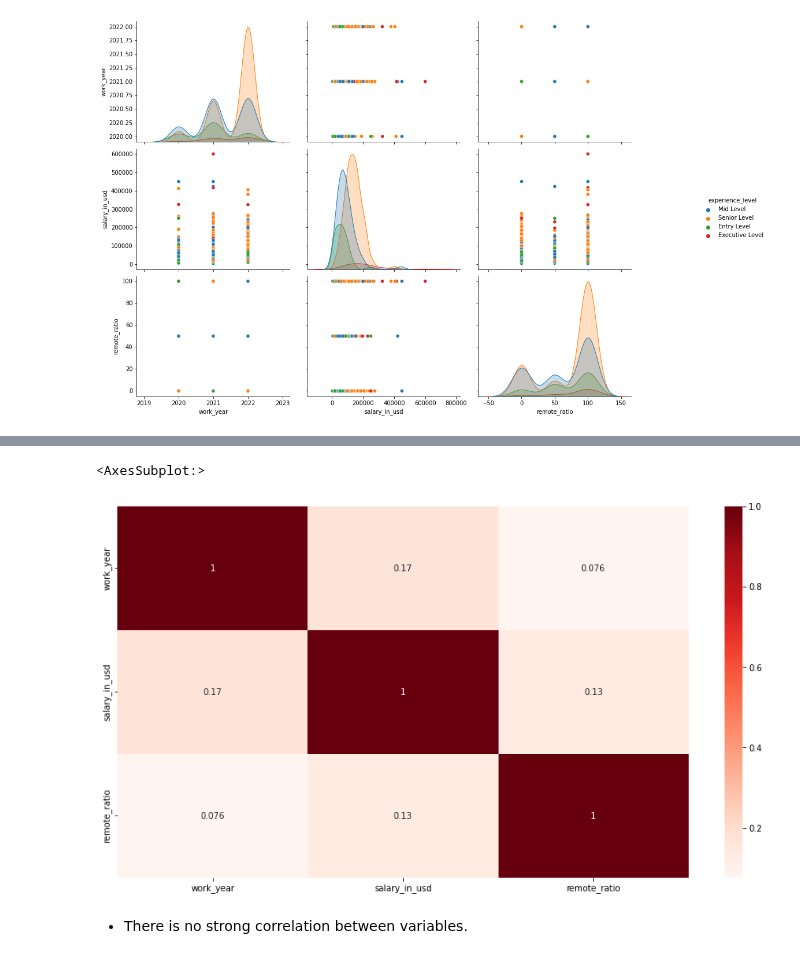
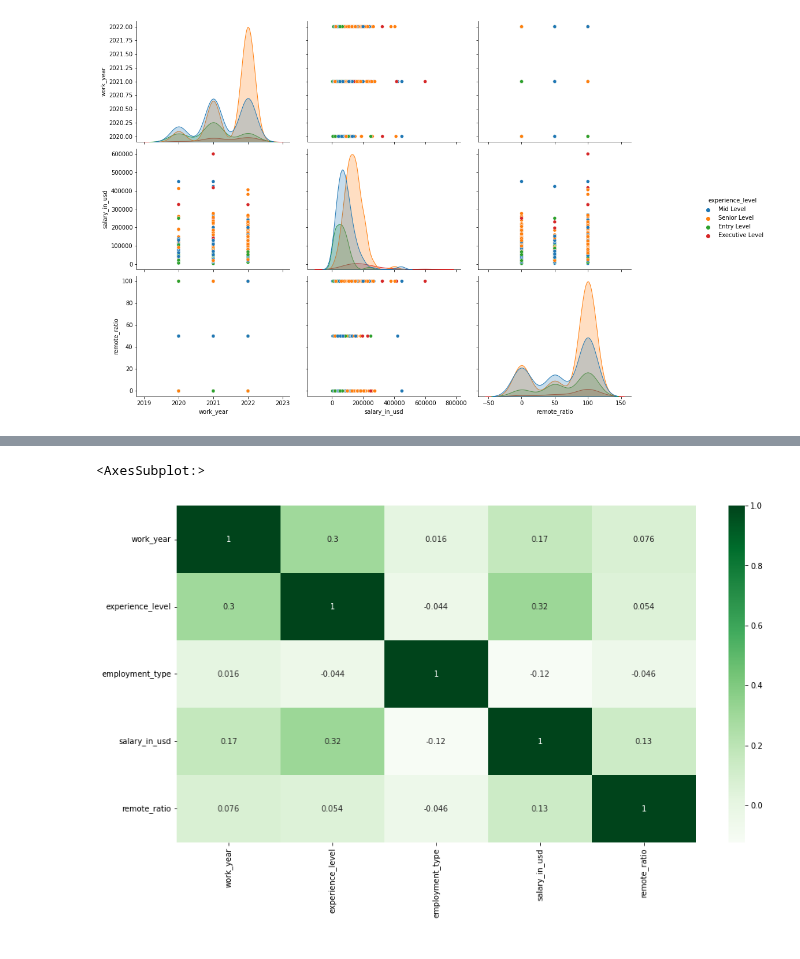
Before and after one commit to manuelinfosec/eda-analysis-of-data-science-job-salaries, a Jupyter notebook: main.ipynb, the cells around one changed output, grey strips where cells are left out. Saved outputs shown, nothing was run; the diff lists cells and outputs as text; code cells hidden in the pictures.

```diff
--- a/main.ipynb
+++ b/main.ipynb
@@ -506,3 +508,14 @@ fig = sns.pairplot(data=data, hue="experience_level")
 fig.fig.set_size_inches(17,10)
 # %% [output]
 [figure]
+# %%
+data_copy = data.copy()
+le = LabelEncoder()
+
+le.fit(data_copy.experience_level.drop_duplicates())
+data_copy.experience_level = le.transform(data_copy.experience_level)
+
+le.fit(data_copy.employment_type.drop_duplicates())
+data_copy.employment_type = le.transform(data_copy.employment_type)
+
+data_copy.head()
@@ -509,10 +529,8 @@ fig.fig.set_size_inches(17,10)
 # %%
-corr = data.corr()
-fig = sns.heatmap(corr, cmap="Reds", annot=True)
+corr = data_copy.corr()
+fig = sns.heatmap(corr, annot=True, cmap="Greens")
 fig.figure.set_size_inches(15,8)
 fig
 # %% [output]
 <AxesSubplot:>
-[figure, old version]
+[figure, new version]
-# %% [markdown]
-- There is no strong correlation between variables.
```
Also changed, not shown: parts of 10 cells of this notebook.
